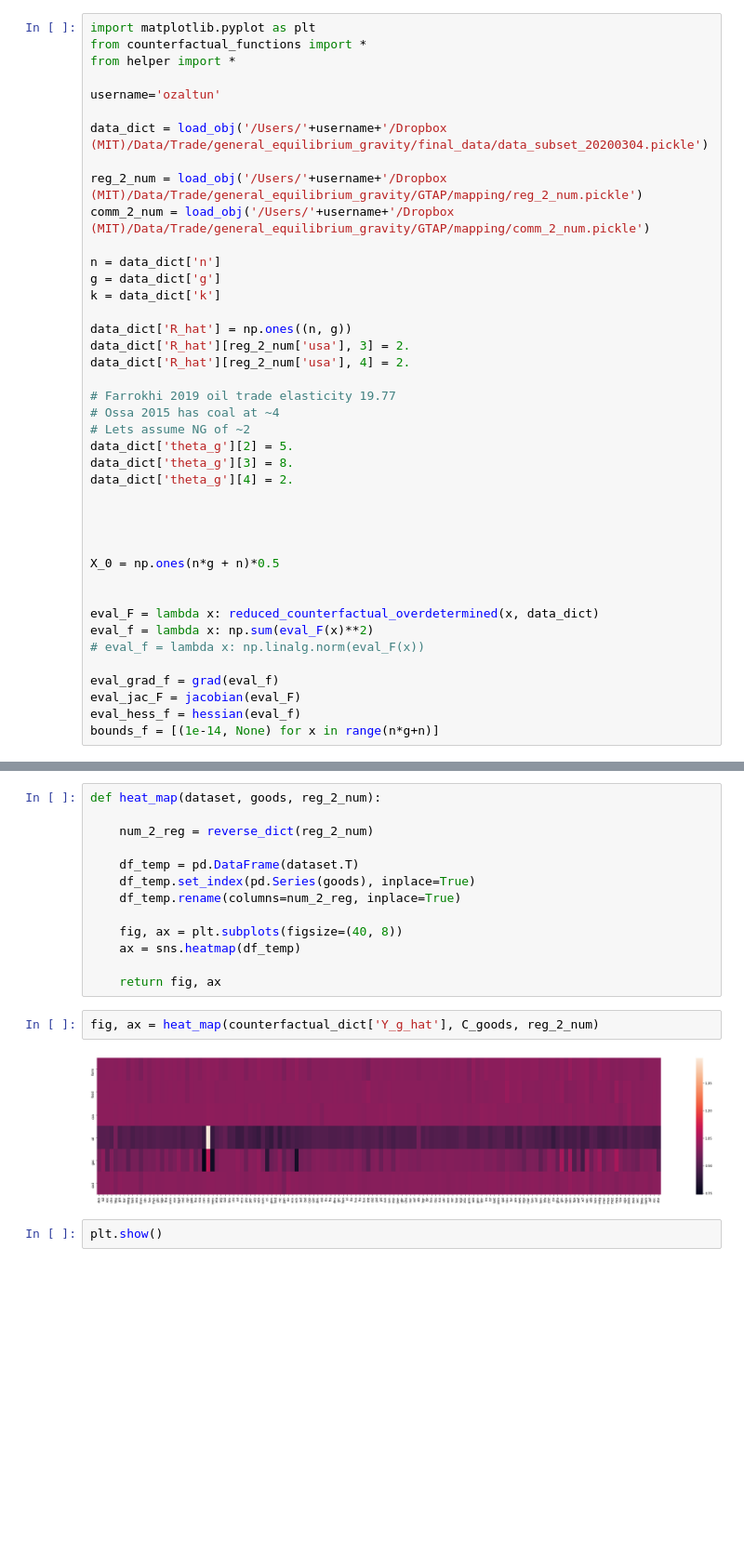
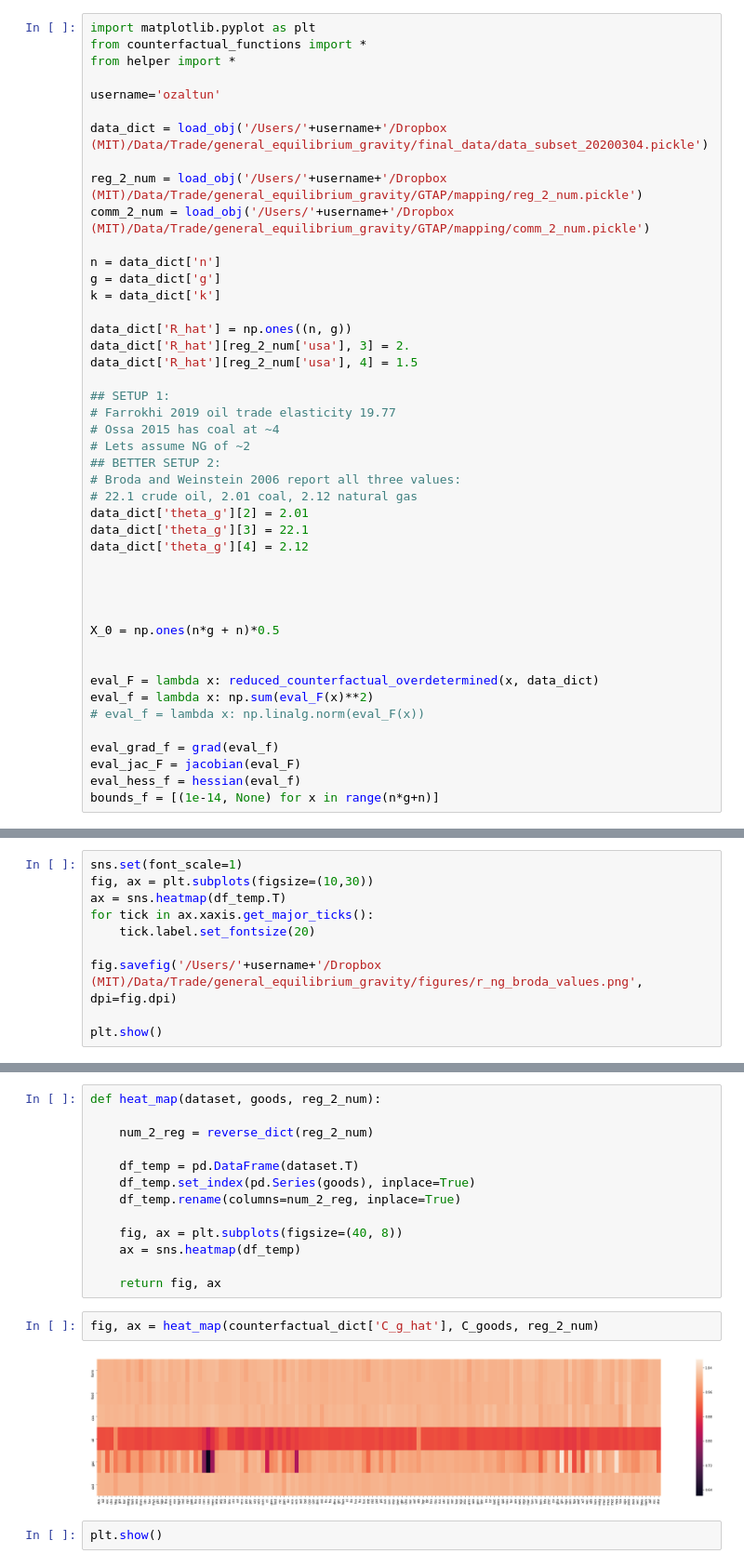
Before and after one commit to ozaltun/fossilfuelnetworkscience, a Jupyter notebook: General_Equilibrium_Model/solver_ipopt/Solving the reduced counterfactuals - scipy-subset- adding constraint on weights - shale shock- different elasticities.ipynb, the cells around one changed output, grey strips where cells are left out. Shown at 93% size. Cells and saved outputs as stored; diff of their text form; blank space fills up the shorter version.

```diff
--- a/General_Equilibrium_Model/solver_ipopt/Solving the reduced counterfactuals - scipy-subset- adding constraint on weights - shale shock- different elasticities.ipynb
+++ b/General_Equilibrium_Model/solver_ipopt/Solving the reduced counterfactuals - scipy-subset- adding constraint on weights - shale shock- different elasticities.ipynb
@@ -20,14 +20,18 @@ k = data_dict['k']
 
 data_dict['R_hat'] = np.ones((n, g))
 data_dict['R_hat'][reg_2_num['usa'], 3] = 2.
-data_dict['R_hat'][reg_2_num['usa'], 4] = 2.
+data_dict['R_hat'][reg_2_num['usa'], 4] = 1.5
 
+## SETUP 1:
 # Farrokhi 2019 oil trade elasticity 19.77
 # Ossa 2015 has coal at ~4
 # Lets assume NG of ~2
-data_dict['theta_g'][2] = 5.
-data_dict['theta_g'][3] = 8.
-data_dict['theta_g'][4] = 2.
+## BETTER SETUP 2:
+# Broda and Weinstein 2006 report all three values:
+# 22.1 crude oil, 2.01 coal, 2.12 natural gas
+data_dict['theta_g'][2] = 2.01
+data_dict['theta_g'][3] = 22.1
+data_dict['theta_g'][4] = 2.12
 
 
 
@@ -96,0 +94,10 @@ plt.show()
+# %%
+sns.set(font_scale=1)
+fig, ax = plt.subplots(figsize=(10,30))
+ax = sns.heatmap(df_temp.T)
+for tick in ax.xaxis.get_major_ticks():
+    tick.label.set_fontsize(20)
+
+fig.savefig('/Users/'+username+'/Dropbox (MIT)/Data/Trade/general_equilibrium_gravity/figures/r_ng_broda_values.png', dpi=fig.dpi)
+
+plt.show()
@@ -175,9 +184,9 @@ def heat_map(dataset, goods, reg_2_num):
 
     return fig, ax
 # %%
-fig, ax = heat_map(counterfactual_dict['Y_g_hat'], C_goods, reg_2_num)
+fig, ax = heat_map(counterfactual_dict['C_g_hat'], C_goods, reg_2_num)
 # %% [output]
-[figure, old version]
+[figure, new version]
 # %%
 plt.show()
 # %%
```
Also changed, not shown: parts of 19 cells of this notebook, 1 other file.
